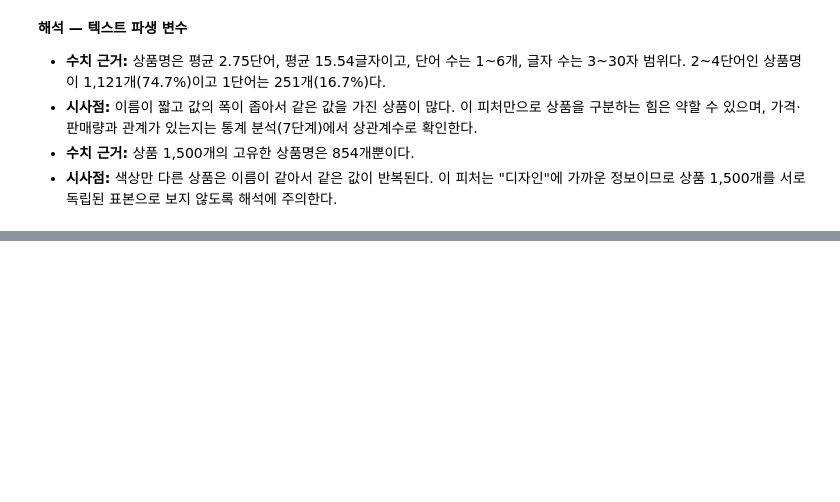
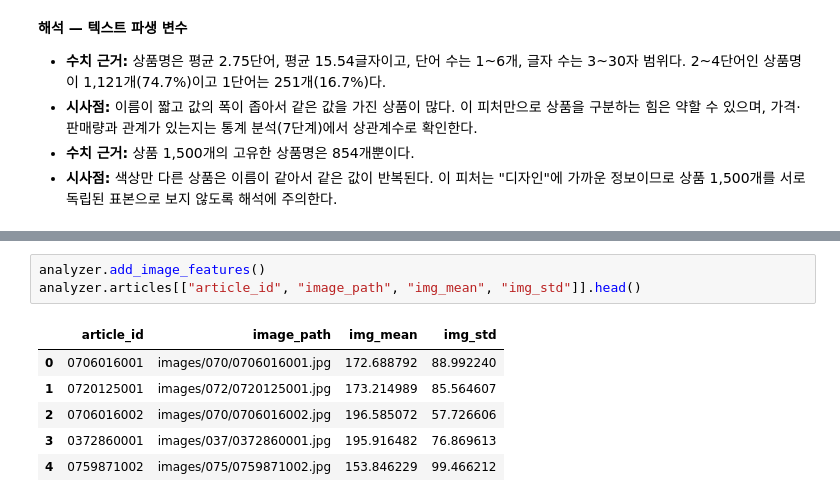
Before and after one commit to kimch0612/Codyssey_A1-1, a Jupyter notebook: notebooks/analysis_report.ipynb, the cells around one changed output, grey strips where cells are left out. Drawn from its saved outputs; the diff is of its cells as text; blank space fills up the shorter version.

```diff
--- a/notebooks/analysis_report.ipynb
+++ b/notebooks/analysis_report.ipynb
@@ -452,0 +530,10 @@ print(f"행 x 열: {articles.shape[0]:,} x {articles.shape[1]} (추가 전 29열
+# %%
+analyzer.add_image_features()
+analyzer.articles[["article_id", "image_path", "img_mean", "img_std"]].head()
+# %% [output]
+|  | article_id | image_path | img_mean | img_std |
+| 0 | 0706016001 | images/070/0706016001.jpg | 172.688792 | 88.992240 |
+| 1 | 0720125001 | images/072/0720125001.jpg | 173.214989 | 85.564607 |
+| 2 | 0706016002 | images/070/0706016002.jpg | 196.585072 | 57.726606 |
+| 3 | 0372860001 | images/037/0372860001.jpg | 195.916482 | 76.869613 |
+| 4 | 0759871002 | images/075/0759871002.jpg | 153.846229 | 99.466212 |
```
Also changed, not shown: parts of 9 cells of this notebook, 1 other file.
